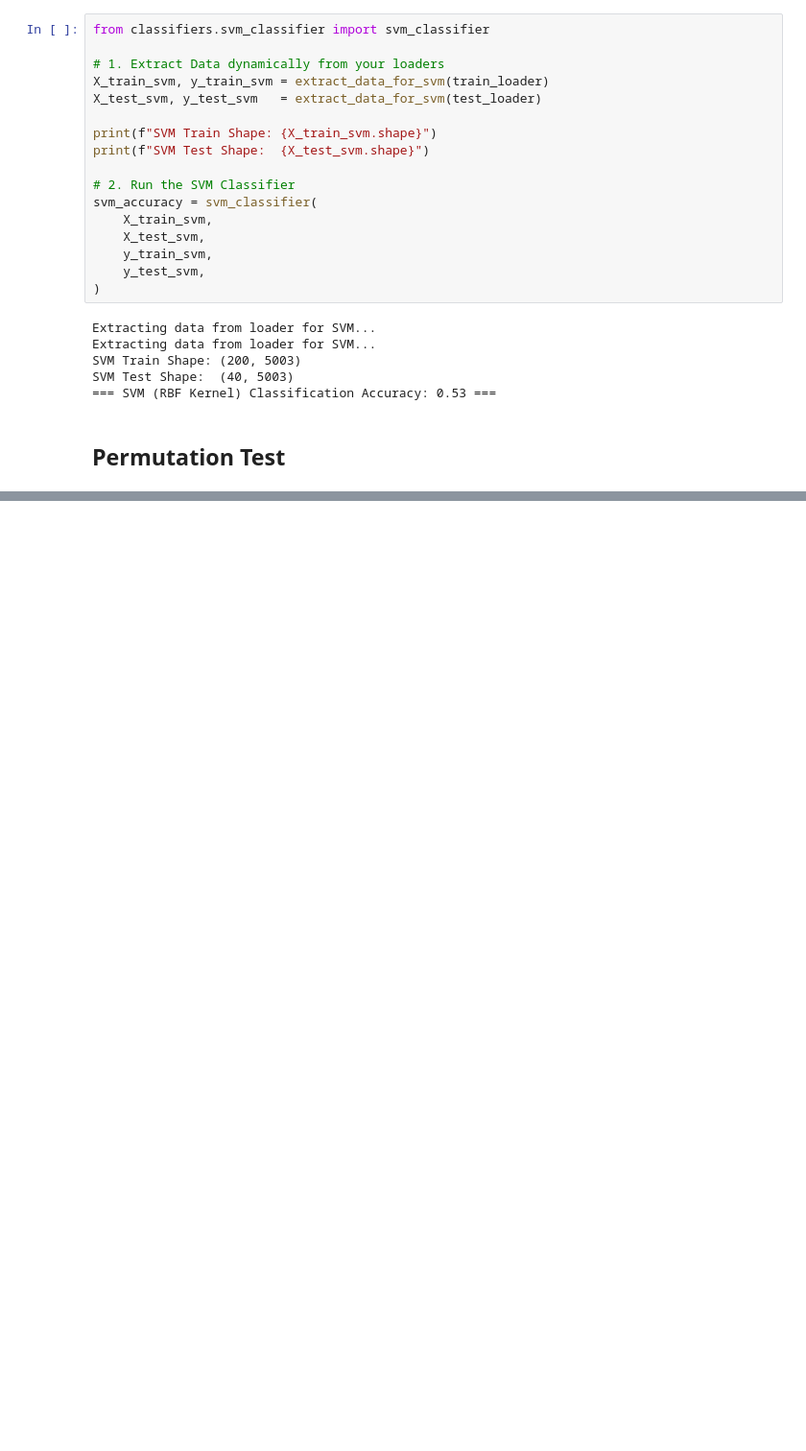
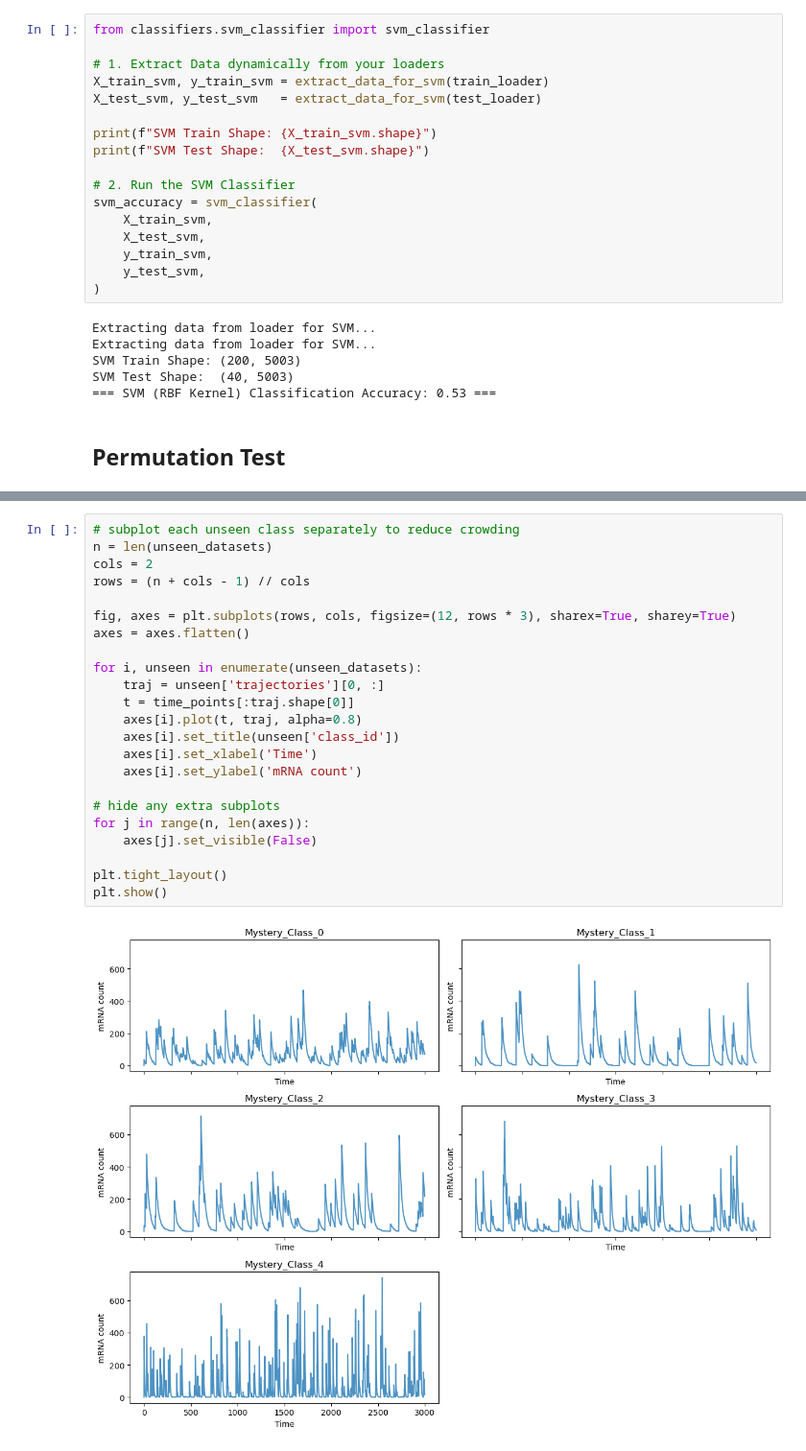
Before and after one commit to GrignardReagent/SSA, a Jupyter notebook: experiments/EXP-25-IY011/IY011_baseline_model_training_1.ipynb, the cells around one changed output, grey strips where cells are left out. Shown at 96% size. Cells and saved outputs as stored; diff of their text form; blank space fills up the shorter version.

Commit message:
moved unseen dataset generation into notebook.

```diff
--- a/experiments/EXP-25-IY011/IY011_baseline_model_training_1.ipynb
+++ b/experiments/EXP-25-IY011/IY011_baseline_model_training_1.ipynb
@@ -663,0 +723,25 @@ Sequence Length (T): 5003 | Segment Length (L): 2501
+# %%
+# subplot each unseen class separately to reduce crowding
+n = len(unseen_datasets)
+cols = 2
+rows = (n + cols - 1) // cols
+
+fig, axes = plt.subplots(rows, cols, figsize=(12, rows * 3), sharex=True, sharey=True)
+axes = axes.flatten()
+
+for i, unseen in enumerate(unseen_datasets):
+    traj = unseen['trajectories'][0, :]
+    t = time_points[:traj.shape[0]]
+    axes[i].plot(t, traj, alpha=0.8)
+    axes[i].set_title(unseen['class_id'])
+    axes[i].set_xlabel('Time')
+    axes[i].set_ylabel('mRNA count')
+
+# hide any extra subplots
+for j in range(n, len(axes)):
+    axes[j].set_visible(False)
+
+plt.tight_layout()
+plt.show()
+# %% [output]
+[figure, added]
```
Also changed, not shown: parts of 11 cells of this notebook.
